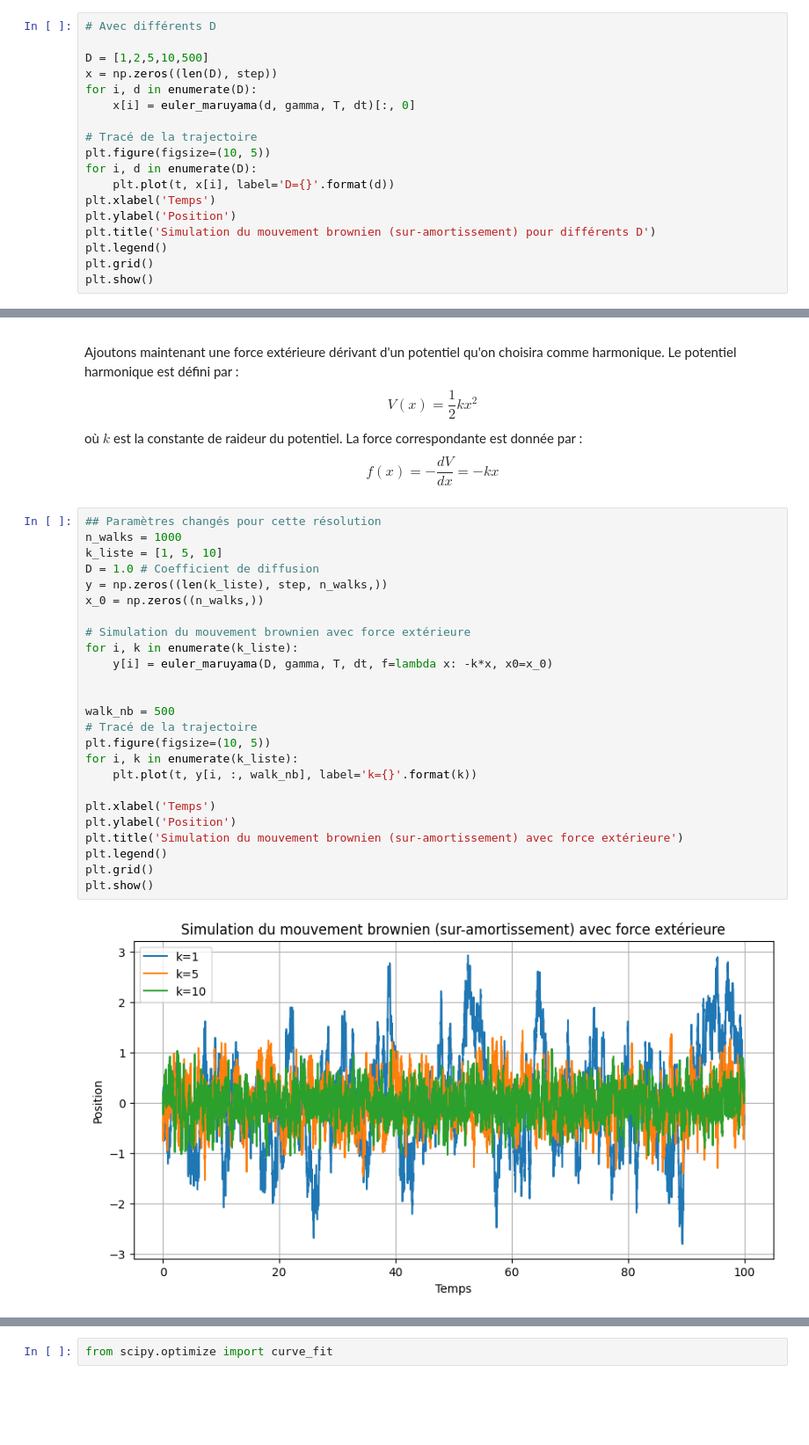
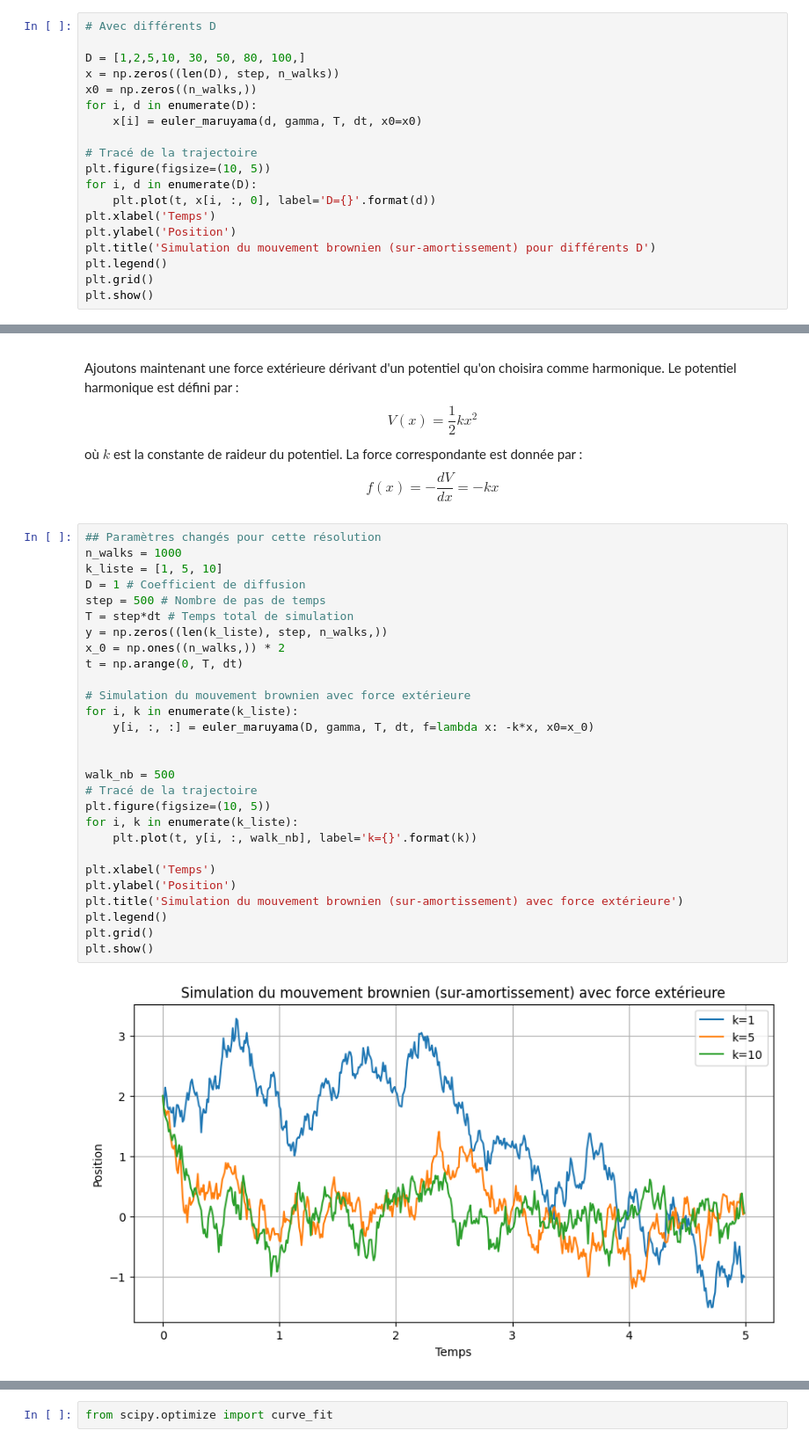
Before and after one commit to ostix360/Brownian-Motion, a Jupyter notebook: CRVR.ipynb, the cells around one changed output, grey strips where cells are left out. Shown at 88% size. Drawn from its saved outputs; the diff is of its cells as text; blank space fills up the shorter version.

```diff
--- a/CRVR.ipynb
+++ b/CRVR.ipynb
@@ -101,15 +101,16 @@ plt.show()
 # %%
 # Avec différents D
 
-D = [1,2,5,10,500]
-x = np.zeros((len(D), step))
+D = [1,2,5,10, 30, 50, 80, 100,]
+x = np.zeros((len(D), step, n_walks))
+x0 = np.zeros((n_walks,))
 for i, d in enumerate(D):
-    x[i] = euler_maruyama(d, gamma, T, dt)[:, 0]
+    x[i] = euler_maruyama(d, gamma, T, dt, x0=x0)
 
 # Tracé de la trajectoire
 plt.figure(figsize=(10, 5))
 for i, d in enumerate(D):
-    plt.plot(t, x[i], label='D={}'.format(d))
+    plt.plot(t, x[i, :, 0], label='D={}'.format(d))
 plt.xlabel('Temps')
 plt.ylabel('Position')
 plt.title('Simulation du mouvement brownien (sur-amortissement) pour différents D')
@@ -129,30 +147,33 @@ $$f(x) = -\frac{dV}{dx} = -kx$$
 # %%
 ## Paramètres changés pour cette résolution
 n_walks = 1000
 k_liste = [1, 5, 10]
-D = 1.0 # Coefficient de diffusion
+D = 1 # Coefficient de diffusion
+step = 500 # Nombre de pas de temps
+T = step*dt # Temps total de simulation
 y = np.zeros((len(k_liste), step, n_walks,))
-x_0 = np.zeros((n_walks,))
+x_0 = np.ones((n_walks,)) * 2
+t = np.arange(0, T, dt)
 
 # Simulation du mouvement brownien avec force extérieure
 for i, k in enumerate(k_liste):
-    y[i] = euler_maruyama(D, gamma, T, dt, f=lambda x: -k*x, x0=x_0)
+    y[i, :, :] = euler_maruyama(D, gamma, T, dt, f=lambda x: -k*x, x0=x_0)
 
 
 walk_nb = 500
 # Tracé de la trajectoire
 plt.figure(figsize=(10, 5))
 for i, k in enumerate(k_liste):
     plt.plot(t, y[i, :, walk_nb], label='k={}'.format(k))
 
 plt.xlabel('Temps')
 plt.ylabel('Position')
 plt.title('Simulation du mouvement brownien (sur-amortissement) avec force extérieure')
 plt.legend()
 plt.grid()
 plt.show()
 # %% [output]
-[figure, old version]
+[figure, new version]
 # %%
 def show_stats(nb, k=0):
     plt.figure(figsize=(8, 4))
```
Also changed, not shown: parts of 11 cells of this notebook.
